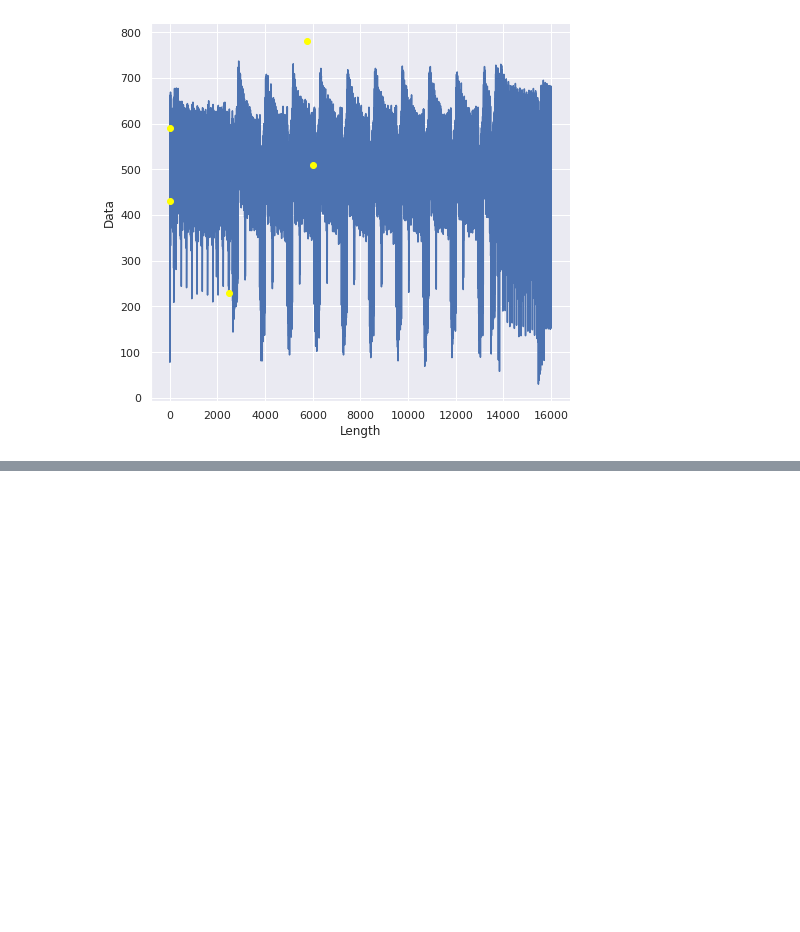
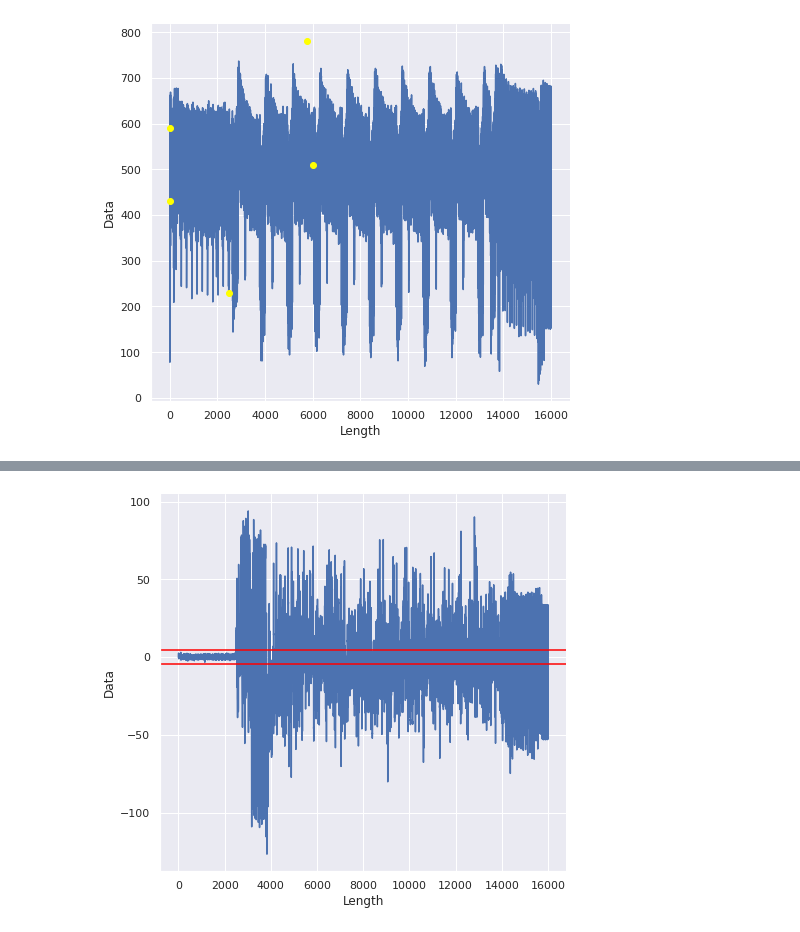
Before and after one commit to RazePerson/sca-leakage-detection-framework, a Jupyter notebook: sca-leakage-detection-framework/main-app.ipynb, the cells around one changed output, grey strips where cells are left out. Saved outputs shown, nothing was run; the diff lists cells and outputs as text; code cells hidden in the pictures; blank space fills up the shorter version.

```diff
--- a/sca-leakage-detection-framework/main-app.ipynb
+++ b/sca-leakage-detection-framework/main-app.ipynb
@@ -245,0 +264,4 @@ plotter.create_line_plot(trace_data.get_all_traces()).highlight_points(coord, ma
+# %%
+plotter.create_line_plot(t_statistic).show_threshold(4.5, color="red", ls="solid").plot()
+# %% [output]
+[figure, added]
```
Also changed, not shown: parts of 14 cells of this notebook, 5 other files.
